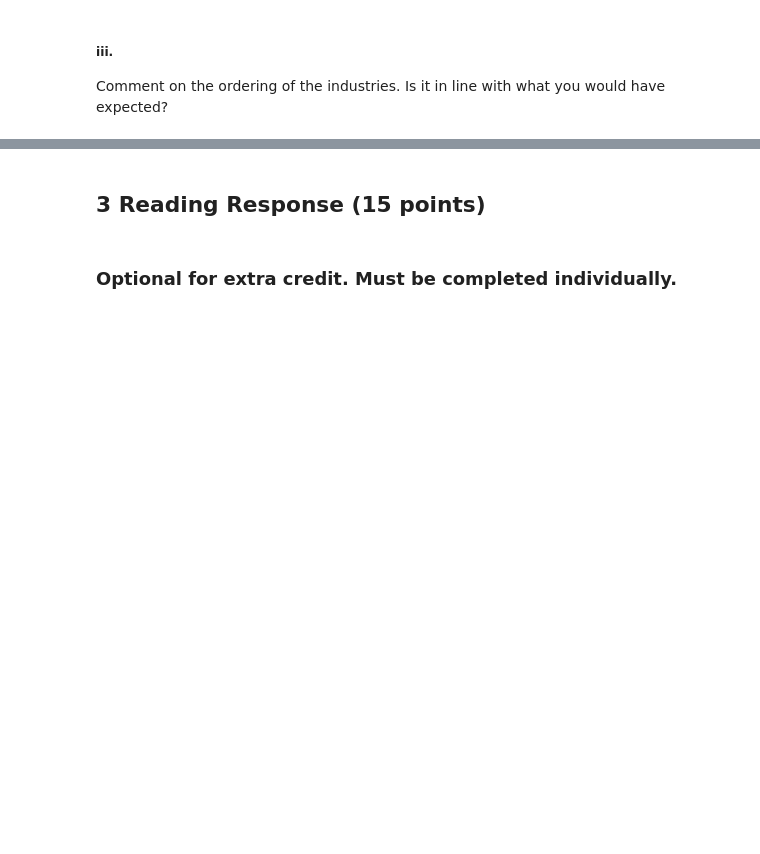
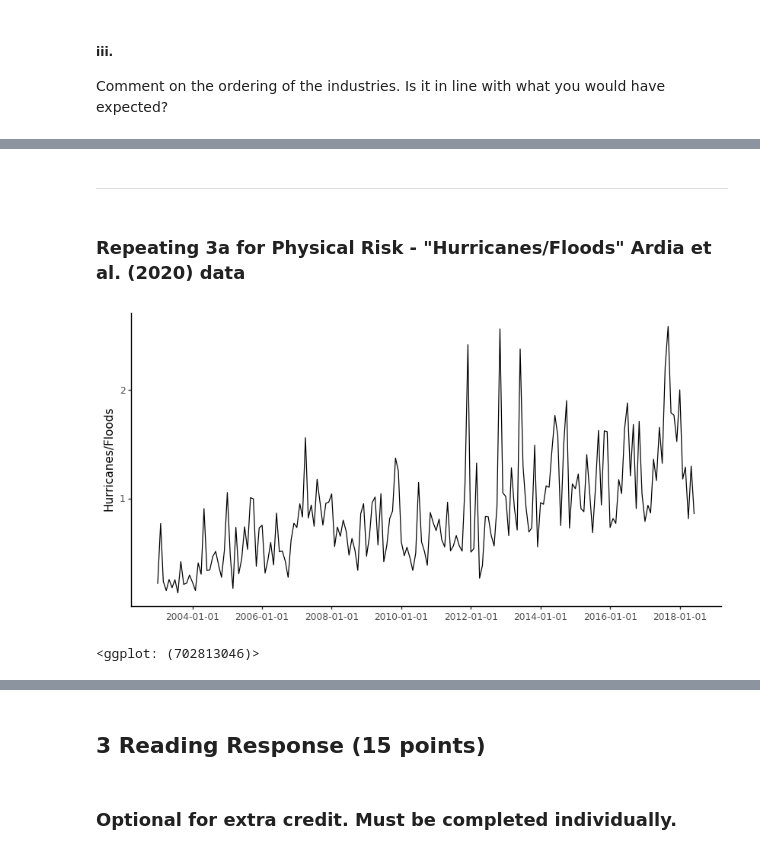
Before and after one commit to alanwake47/FINM-35000-Topics-in-Econ, a Jupyter notebook: week1/hw1/HW1_G2.ipynb, the cells around one changed output, grey strips where cells are left out. Cells and saved outputs as stored; diff of their text form; code cells hidden in the pictures; blank space fills up the shorter version.

```diff
--- a/week1/hw1/HW1_G2.ipynb
+++ b/week1/hw1/HW1_G2.ipynb
@@ -900,0 +885,11 @@ Comment on the ordering of the industries. Is it in line with what you would hav
+# %% [markdown]
+----
+# %% [markdown]
+### Repeating 3a for Physical Risk - "Hurricanes/Floods" Ardia et al. (2020) data
+# %%
+#PLot the google trends data using ggplot
+p5 = (ggplot(df_ms_2022, aes(x=df_ms_2022.index, y="Hurricanes/Floods"))+ p9.geom_line() + p9.theme_classic() + p9.theme(figure_size=(10, 5)))
+p5
+# %% [output]
+[figure, added]
+<ggplot: (702813046)>
```
Also changed, not shown: parts of 30 cells of this notebook, 1 other file.
